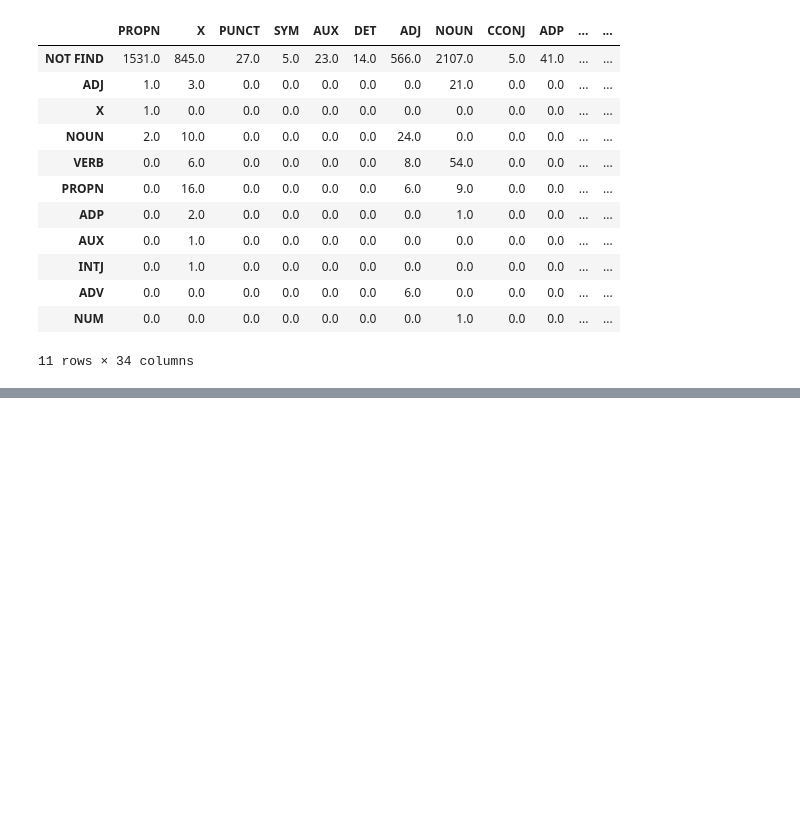
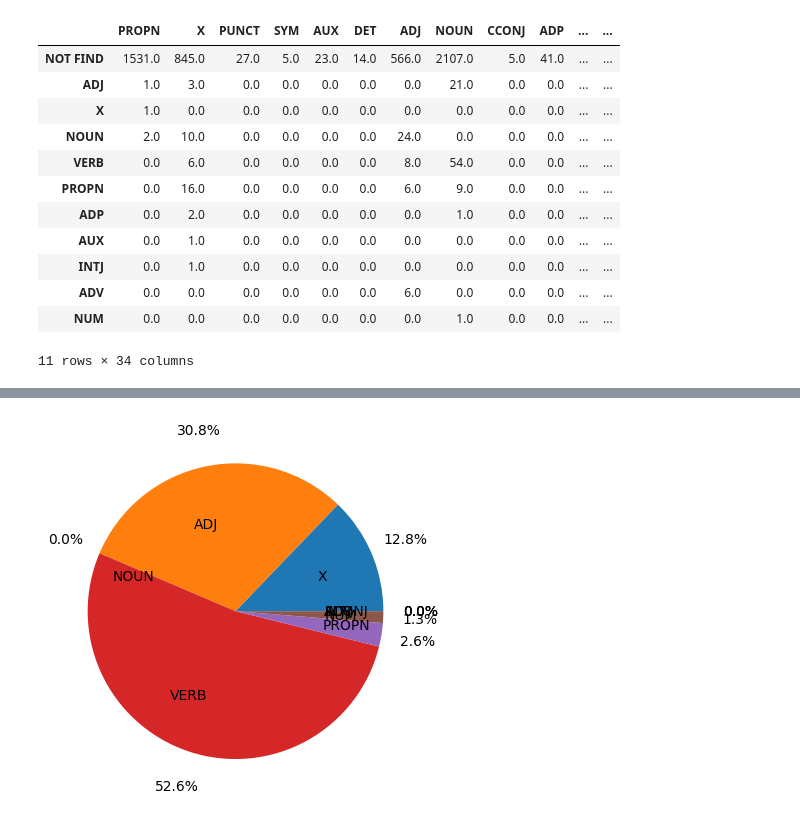
Before and after one commit to edgolyakova/DataScienceProj, a Jupyter notebook: Part 2.ipynb, the cells around one changed output, grey strips where cells are left out. Cells and saved outputs as stored; diff of their text form; code cells hidden in the pictures; blank space fills up the shorter version.

Commit message:
added explanations, interpretations and visualization

```diff
--- a/Part 2.ipynb
+++ b/Part 2.ipynb
@@ -711,0 +732,7 @@ df_stanza_to_spacy
+# %%
+import matplotlib.pyplot as plt
+fig, ax = plt.subplots()
+ax.pie(df_spacy_to_stanza.drop('NOT FIND').NOUN, labels=df_spacy_to_stanza.drop('NOT FIND').index, autopct='%1.1f%%', pctdistance=1.25, labeldistance=.6)
+plt.show()
+# %% [output]
+[figure, added]
```
Also changed, not shown: parts of 29 cells of this notebook.
